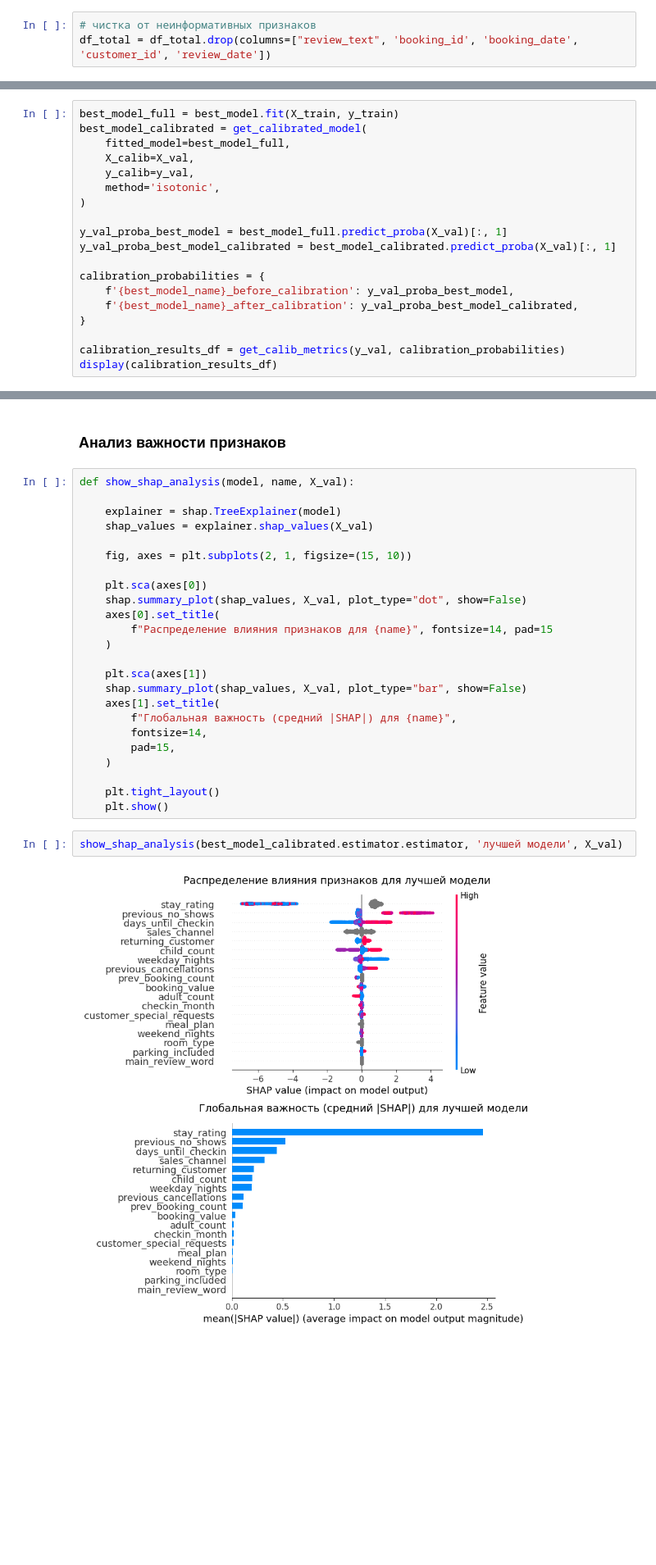
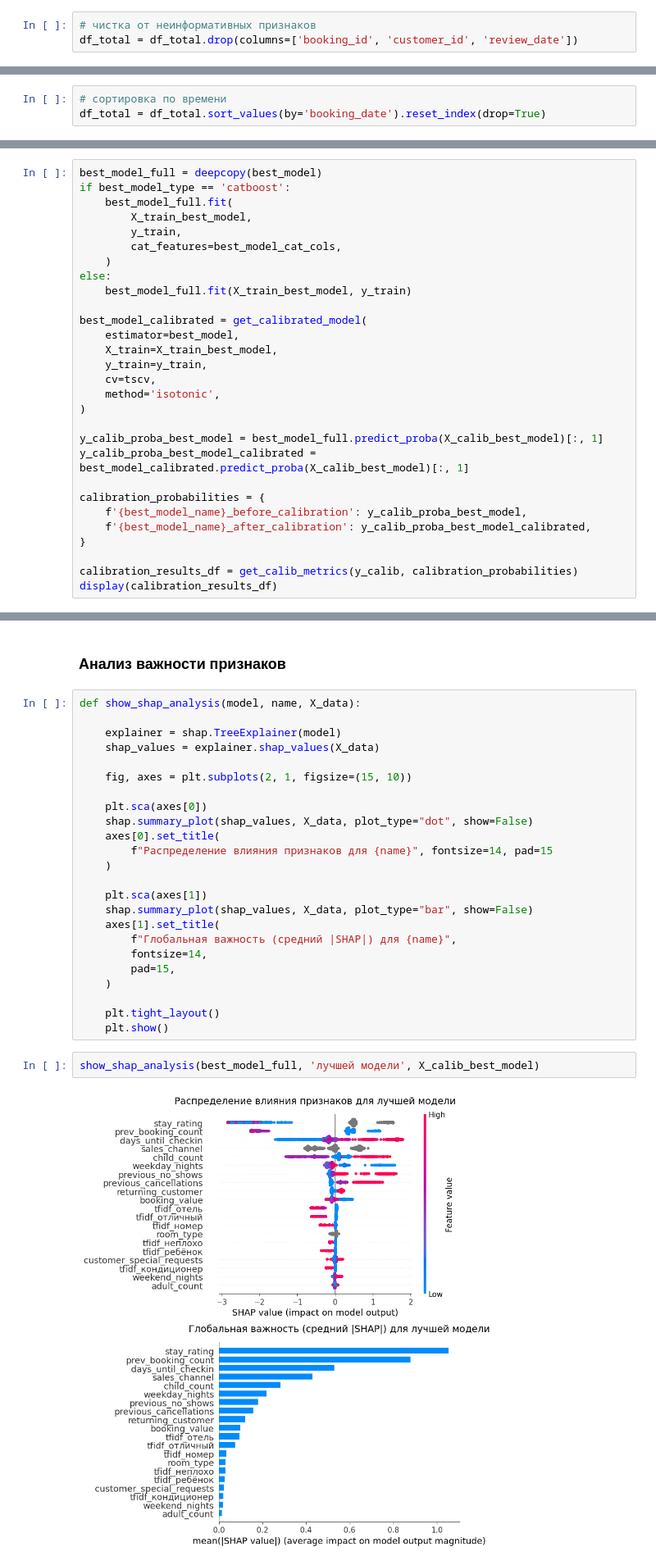
Before and after one commit to Plakhotniuk/practicum_ds, a Jupyter notebook: ml/grad_boosting/projects/hotel_booking.ipynb, the cells around one changed output, grey strips where cells are left out. Shown at 82% size. Drawn from its saved outputs; the diff is of its cells as text; blank space fills up the shorter version.

```diff
--- a/ml/grad_boosting/projects/hotel_booking.ipynb
+++ b/ml/grad_boosting/projects/hotel_booking.ipynb
@@ -909,7 +901,7 @@ def create_text_feature():
 ### Предобработка по результатам ИАД
 # %%
 # чистка от неинформативных признаков
-df_total = df_total.drop(columns=["review_text", 'booking_id', 'booking_date', 'customer_id', 'review_date'])
+df_total = df_total.drop(columns=['booking_id', 'customer_id', 'review_date'])
 # %%
 # правка опечаток
 df_total['meal_plan'] = df_total['meal_plan'].replace('не выбрант', "не выбран")
@@ -1096,6 +1070,9 @@ get_base_df_info('df_total', df_total)
 ### Обучение и оптимизация модели
 # %% [markdown]
 ### Разделение на выборки
+# %%
+# сортировка по времени
+df_total = df_total.sort_values(by='booking_date').reset_index(drop=True)
 # %%
 X = df_total.drop(columns='booking_status')
 y = pd.Series(df_total['booking_status'], name='target')
@@ -1660,21 +2072,31 @@ best_model_name, best_model_threshold, best_n_estimators
 # %%
-best_model_full = best_model.fit(X_train, y_train)
+best_model_full = deepcopy(best_model)
+if best_model_type == 'catboost':
+    best_model_full.fit(
+        X_train_best_model,
+        y_train,
+        cat_features=best_model_cat_cols,
+    )
+else:
+    best_model_full.fit(X_train_best_model, y_train)
+
 best_model_calibrated = get_calibrated_model(
-    fitted_model=best_model_full,
-    X_calib=X_val,
-    y_calib=y_val,
+    estimator=best_model,
+    X_train=X_train_best_model,
+    y_train=y_train,
+    cv=tscv,
     method='isotonic',
 )
 
-y_val_proba_best_model = best_model_full.predict_proba(X_val)[:, 1]
-y_val_proba_best_model_calibrated = best_model_calibrated.predict_proba(X_val)[:, 1]
+y_calib_proba_best_model = best_model_full.predict_proba(X_calib_best_model)[:, 1]
+y_calib_proba_best_model_calibrated = best_model_calibrated.predict_proba(X_calib_best_model)[:, 1]
 
 calibration_probabilities = {
-    f'{best_model_name}_before_calibration': y_val_proba_best_model,
-    f'{best_model_name}_after_calibration': y_val_proba_best_model_calibrated,
+    f'{best_model_name}_before_calibration': y_calib_proba_best_model,
+    f'{best_model_name}_after_calibration': y_calib_proba_best_model_calibrated,
 }
 
-calibration_results_df = get_calib_metrics(y_val, calibration_probabilities)
+calibration_results_df = get_calib_metrics(y_calib, calibration_probabilities)
 display(calibration_results_df)
 # %% [output]
 |  | model | brier_score |
@@ -2025,21 +2441,21 @@ np.float64(0.39)
 # %% [markdown]
 ### Анализ важности признаков
 # %%
-def show_shap_analysis(model, name, X_val):
+def show_shap_analysis(model, name, X_data):
 
     explainer = shap.TreeExplainer(model)
-    shap_values = explainer.shap_values(X_val)
+    shap_values = explainer.shap_values(X_data)
 
     fig, axes = plt.subplots(2, 1, figsize=(15, 10))
 
     plt.sca(axes[0])
-    shap.summary_plot(shap_values, X_val, plot_type="dot", show=False)
+    shap.summary_plot(shap_values, X_data, plot_type="dot", show=False)
     axes[0].set_title(
         f"Распределение влияния признаков для {name}", fontsize=14, pad=15
     )
 
     plt.sca(axes[1])
-    shap.summary_plot(shap_values, X_val, plot_type="bar", show=False)
+    shap.summary_plot(shap_values, X_data, plot_type="bar", show=False)
     axes[1].set_title(
         f"Глобальная важность (средний |SHAP|) для {name}",
         fontsize=14,
@@ -2049,9 +2465,9 @@ def show_shap_analysis(model, name, X_val):
     plt.tight_layout()
     plt.show()
 # %%
-show_shap_analysis(best_model_calibrated.estimator.estimator, 'лучшей модели', X_val)
+show_shap_analysis(best_model_full, 'лучшей модели', X_calib_best_model)
 # %% [output]
-[figure, old version]
+[figure, new version]
 # %% [markdown]
 Анализ:
 
```
Also changed, not shown: parts of 85 cells of this notebook.
